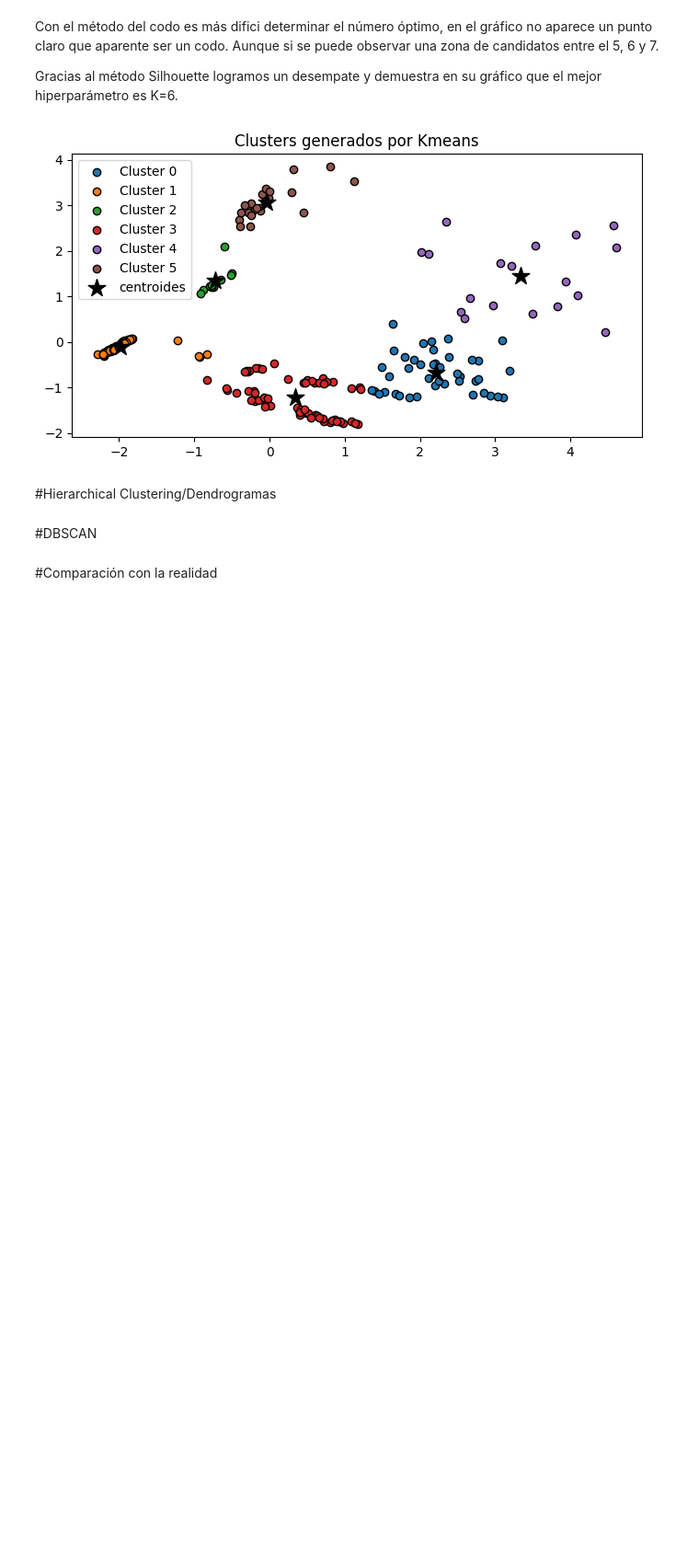
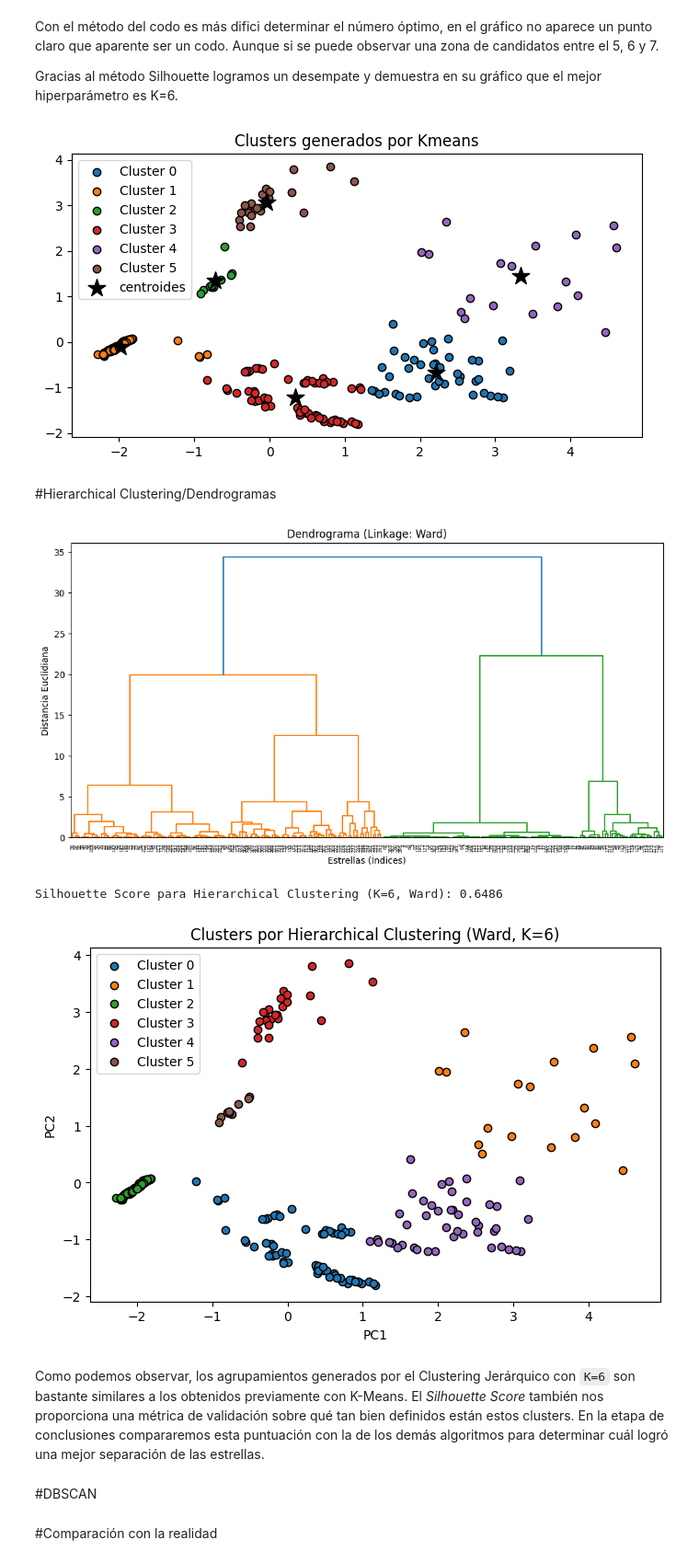
Before and after one commit to 100522371/P2_AA_Grupo17, a Jupyter notebook: p2_grupo17.ipynb, the cells around one changed output. Shown at 92% size. Cells and saved outputs as stored; diff of their text form; code cells hidden in the pictures; blank space fills up the shorter version.

Commit message:
feat: add hierarchical clustering and dendrogram

```diff
--- a/p2_grupo17.ipynb
+++ b/p2_grupo17.ipynb
@@ -242,6 +251,52 @@ ax.legend();
 [figure]
 # %% [markdown]
 #Hierarchical Clustering/Dendrogramas
+# %%
+import scipy.cluster.hierarchy as sch
+from sklearn.cluster import AgglomerativeClustering
+
+# 1. Generar el Dendrograma
+plt.figure(figsize=(12, 6))
+plt.title("Dendrograma (Linkage: Ward)")
+plt.xlabel("Estrellas (Índices)")
+plt.ylabel("Distancia Euclidiana")
+# Usamos df que actualmente tiene los datos transformados por PCA (PC1 y PC2)
+dendrograma = sch.dendrogram(sch.linkage(df, method='ward'))
+plt.show()
+
+# 2. Entrenar el modelo de Clustering Jerárquico
+# Instanciamos el modelo con 6 clusters, distancia euclidiana y método ward
+modelo_hc = AgglomerativeClustering(n_clusters=6, metric='euclidean', linkage='ward')
+y_hc = modelo_hc.fit_predict(df)
+
+# Calculamos el Silhouette Score para poder compararlo más tarde con K-Means
+sil_score_hc = silhouette_score(df, y_hc)
+print(f"Silhouette Score para Hierarchical Clustering (K=6, Ward): {sil_score_hc:.4f}")
+
+# 3. Visualizar los resultados en 2D
+fig, ax = plt.subplots(1, 1, figsize=(8, 5))
+
+for i in np.unique(y_hc):
+    ax.scatter(
+        x = df.loc[y_hc == i, 'PC1'],
+        y = df.loc[y_hc == i, 'PC2'],
+        c = plt.rcParams['axes.prop_cycle'].by_key()['color'][i],
+        marker    = 'o',
+        edgecolor = 'black',
+        label= f"Cluster {i}"
+    )
+
+ax.set_title('Clusters por Hierarchical Clustering (Ward, K=6)')
+ax.set_xlabel('PC1')
+ax.set_ylabel('PC2')
+ax.legend(loc='best')
+plt.show()
+# %% [output]
+[figure, added]
+Silhouette Score para Hierarchical Clustering (K=6, Ward): 0.6486
+[figure, added]
+# %% [markdown]
+Como podemos observar, los agrupamientos generados por el Clustering Jerárquico con `K=6` son bastante similares a los obtenidos previamente con K-Means. El *Silhouette Score* también nos proporciona una métrica de validación sobre qué tan bien definidos están estos clusters. En la etapa de conclusiones compararemos esta puntuación con la de los demás algoritmos para determinar cuál logró una mejor separación de las estrellas.
 # %% [markdown]
 #DBSCAN
 # %% [markdown]
```
Also changed, not shown: parts of 3 cells of this notebook.
